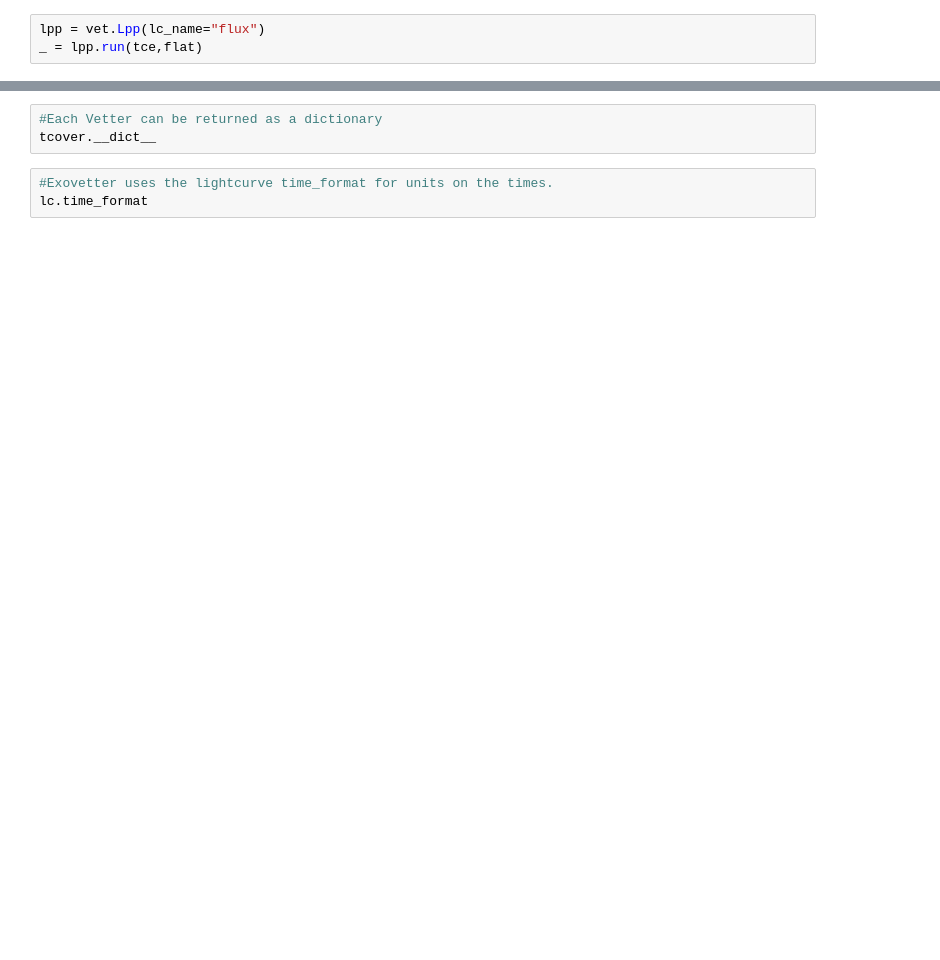
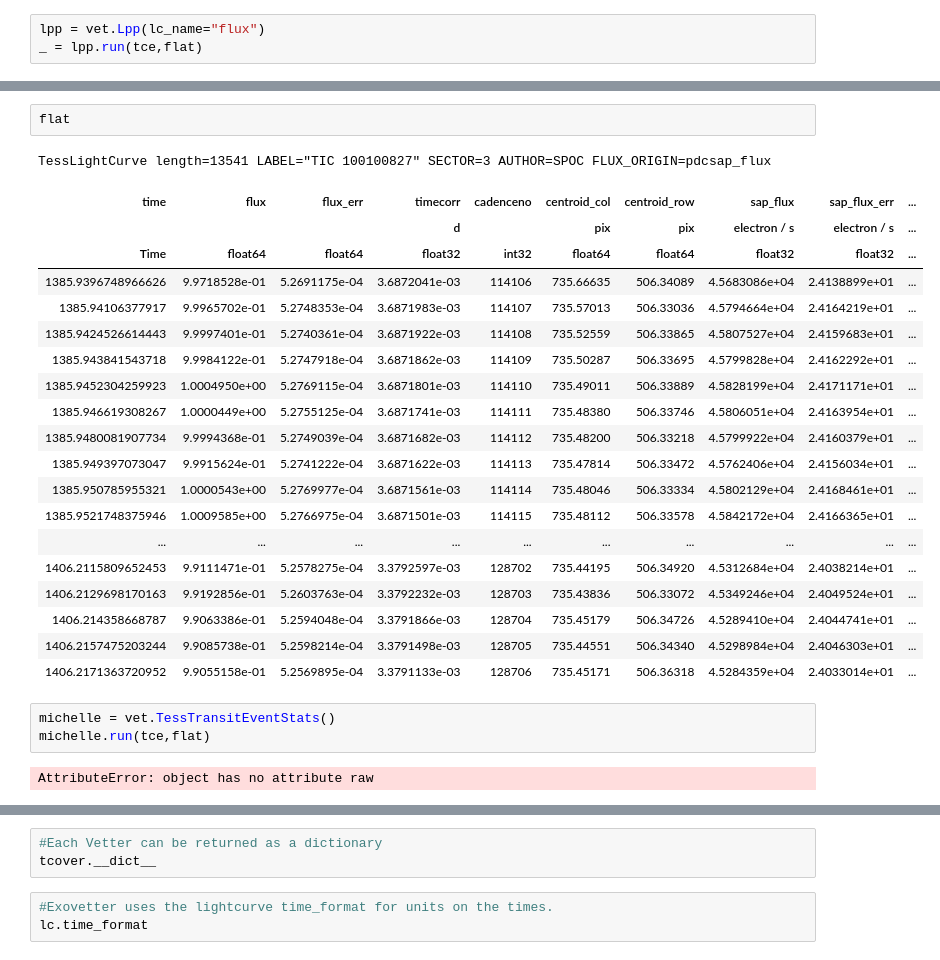
Before and after one commit to spacetelescope/exovetter, a Jupyter notebook: example_notebooks/TCE_example.ipynb, the cells around one changed output, grey strips where cells are left out. Saved outputs shown, nothing was run; the diff lists cells and outputs as text; blank space fills up the shorter version.

Commit message:
Found issue with raw attribute in lc, will talk with Susan

```diff
--- a/example_notebooks/TCE_example.ipynb
+++ b/example_notebooks/TCE_example.ipynb
@@ -74,2 +88,30 @@ tcover.plot()
+# %%
+flat
+# %% [output]
+TessLightCurve length=13541 LABEL="TIC 100100827" SECTOR=3 AUTHOR=SPOC FLUX_ORIGIN=pdcsap_flux
+| time | flux | flux_err | timecorr | cadenceno | centroid_col | centroid_row | sap_flux | sap_flux_err | ... |
+|  |  |  | d |  | pix | pix | electron / s | electron / s | ... |
+| Time | float64 | float64 | float32 | int32 | float64 | float64 | float32 | float32 | ... |
+| 1385.9396748966626 | 9.9718528e-01 | 5.2691175e-04 | 3.6872041e-03 | 114106 | 735.66635 | 506.34089 | 4.5683086e+04 | 2.4138899e+01 | ... |
+| 1385.94106377917 | 9.9965702e-01 | 5.2748353e-04 | 3.6871983e-03 | 114107 | 735.57013 | 506.33036 | 4.5794664e+04 | 2.4164219e+01 | ... |
+| 1385.9424526614443 | 9.9997401e-01 | 5.2740361e-04 | 3.6871922e-03 | 114108 | 735.52559 | 506.33865 | 4.5807527e+04 | 2.4159683e+01 | ... |
+| 1385.943841543718 | 9.9984122e-01 | 5.2747918e-04 | 3.6871862e-03 | 114109 | 735.50287 | 506.33695 | 4.5799828e+04 | 2.4162292e+01 | ... |
+| 1385.9452304259923 | 1.0004950e+00 | 5.2769115e-04 | 3.6871801e-03 | 114110 | 735.49011 | 506.33889 | 4.5828199e+04 | 2.4171171e+01 | ... |
+| 1385.946619308267 | 1.0000449e+00 | 5.2755125e-04 | 3.6871741e-03 | 114111 | 735.48380 | 506.33746 | 4.5806051e+04 | 2.4163954e+01 | ... |
+| 1385.9480081907734 | 9.9994368e-01 | 5.2749039e-04 | 3.6871682e-03 | 114112 | 735.48200 | 506.33218 | 4.5799922e+04 | 2.4160379e+01 | ... |
+| 1385.949397073047 | 9.9915624e-01 | 5.2741222e-04 | 3.6871622e-03 | 114113 | 735.47814 | 506.33472 | 4.5762406e+04 | 2.4156034e+01 | ... |
+| 1385.950785955321 | 1.0000543e+00 | 5.2769977e-04 | 3.6871561e-03 | 114114 | 735.48046 | 506.33334 | 4.5802129e+04 | 2.4168461e+01 | ... |
+| 1385.9521748375946 | 1.0009585e+00 | 5.2766975e-04 | 3.6871501e-03 | 114115 | 735.48112 | 506.33578 | 4.5842172e+04 | 2.4166365e+01 | ... |
+| ... | ... | ... | ... | ... | ... | ... | ... | ... | ... |
+| 1406.2115809652453 | 9.9111471e-01 | 5.2578275e-04 | 3.3792597e-03 | 128702 | 735.44195 | 506.34920 | 4.5312684e+04 | 2.4038214e+01 | ... |
+| 1406.2129698170163 | 9.9192856e-01 | 5.2603763e-04 | 3.3792232e-03 | 128703 | 735.43836 | 506.33072 | 4.5349246e+04 | 2.4049524e+01 | ... |
+| 1406.214358668787 | 9.9063386e-01 | 5.2594048e-04 | 3.3791866e-03 | 128704 | 735.45179 | 506.34726 | 4.5289410e+04 | 2.4044741e+01 | ... |
+| 1406.2157475203244 | 9.9085738e-01 | 5.2598214e-04 | 3.3791498e-03 | 128705 | 735.44551 | 506.34340 | 4.5298984e+04 | 2.4046303e+01 | ... |
+| 1406.2171363720952 | 9.9055158e-01 | 5.2569895e-04 | 3.3791133e-03 | 128706 | 735.45171 | 506.36318 | 4.5284359e+04 | 2.4033014e+01 | ... |
+# %%
+michelle = vet.TessTransitEventStats()
+michelle.run(tce,flat)
+# %% [output]
+AttributeError: object has no attribute raw
 # %%
 tcover.lc_name
```
Also changed, not shown: parts of 7 cells of this notebook, 1 other file.
